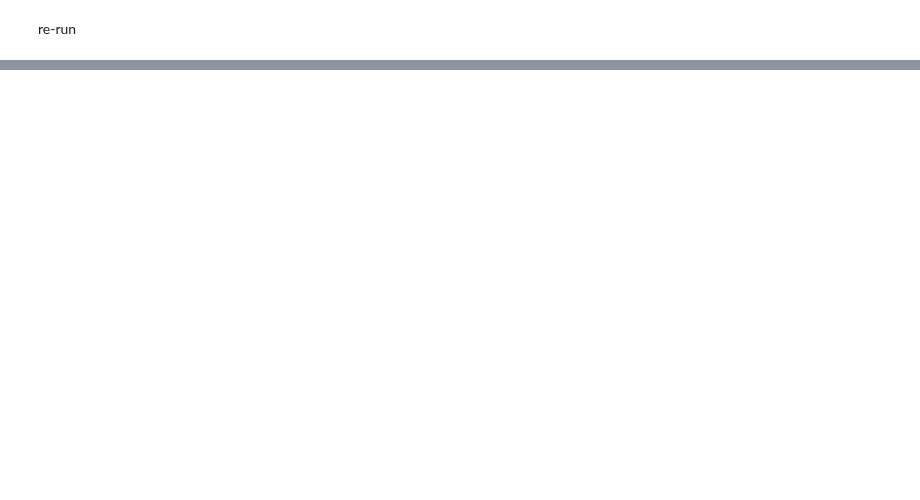
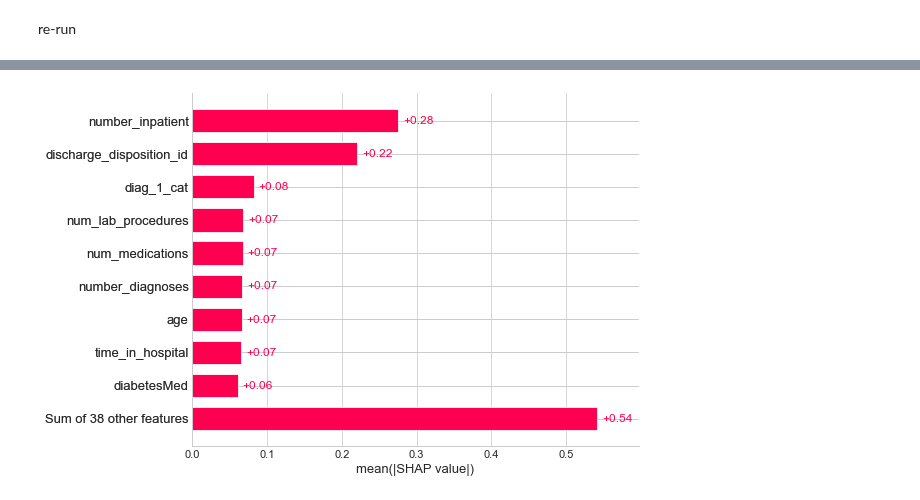
Before and after one commit to baldygeezer/tasterDay, a Jupyter notebook: diabetes_project.ipynb, the cells around one changed output, grey strips where cells are left out. Saved outputs shown, nothing was run; the diff lists cells and outputs as text; code cells hidden in the pictures; blank space fills up the shorter version.

```diff
--- a/diabetes_project.ipynb
+++ b/diabetes_project.ipynb
@@ -643,0 +866,5 @@ rf-Recall is 0.08
+# %%
+# Global Explanation
+shap.plots.bar(shap_values)
+# %% [output]
+[figure, added]
```
Also changed, not shown: parts of 34 cells of this notebook, 8 other files.
